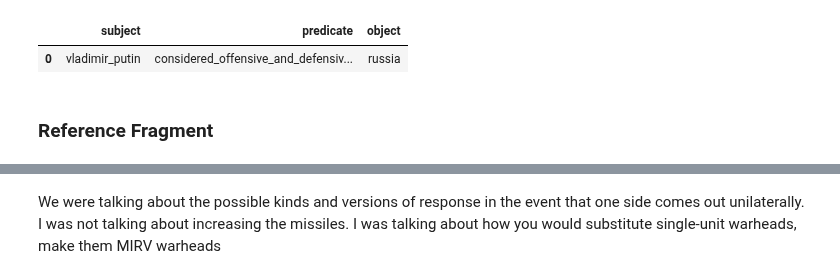
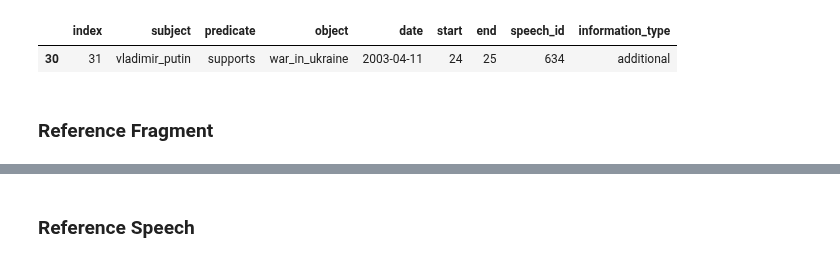
Before and after one commit to grzegorzZ1/masters_2025_nlp, a Jupyter notebook: app/database_utils/kg/4_kg_analysis.ipynb, the cells around one changed output, grey strips where cells are left out. Drawn from its saved outputs; the diff is of its cells as text; code cells hidden in the pictures.

```diff
--- a/app/database_utils/kg/4_kg_analysis.ipynb
+++ b/app/database_utils/kg/4_kg_analysis.ipynb
@@ -90,14 +90,14 @@ def get_df_from_query_result(query_res):
         "speech_id": [],
     }
     for row in query_res:
-        fragment_start = row.start
-        fragment_end = row.end
-        speech_id = row.speech_id
+        fragment_start = row["start"].value
+        fragment_end = row["end"].value
+        speech_id = row["speech_id"].value
 
-        triplets_resp["subject"].append(row.s.split('/')[-1])
-        triplets_resp["predicate"].append(row.p.split('/')[-1])
-        triplets_resp["object"].append(row.o.split('/')[-1])
-        triplets_resp["date"].append(str(row.date.value))
+        triplets_resp["subject"].append(row["s"].value.split('/')[-1])
+        triplets_resp["predicate"].append(row["p"].value.split('/')[-1])
+        triplets_resp["object"].append(row["o"].value.split('/')[-1])
+        triplets_resp["date"].append(str(row["date"].value))
         triplets_resp["start"].append(fragment_start)
         triplets_resp["end"].append(fragment_end)
         triplets_resp["speech_id"].append(speech_id)
@@ -267,32 +267,32 @@ def find_additional_related_triplets(graph, question, score_threshold=0.5, top_e
                     filtering_criteria=filtering_criteria.format(val=ent),
                 )
             )
-            print(f"Found {len(query_res)} triplets for entity: {ent}")
+            # print(f"Found {len(query_res)} triplets for entity: {ent}")
         except Exception as e:
             continue
 
         for row in query_res:
-            fragment_start = row["start"]
-            fragment_end = row["end"]
-            speech_id = row["speech_id"]
+            fragment_start = row["start"].value
+            fragment_end = row["end"].value
+            speech_id = row["speech_id"].value
 
-            triplet_id = row["triplet_id"]
+            triplet_id = row["triplet_id"].value
 
-            triplets_resp["subject"].append(row.s.split('/')[-1])
-            triplets_resp["predicate"].append(row.p.split('/')[-1])
-            triplets_resp["object"].append(row.o.split('/')[-1])
-            triplets_resp["date"].append(str(row.date.value))
+            triplets_resp["subject"].append(row["s"].value.split('/')[-1])
+            triplets_resp["predicate"].append(row["p"].value.split('/')[-1])
+            triplets_resp["object"].append(row["o"].value.split('/')[-1])
+            triplets_resp["date"].append(str(row["date"].value))
             triplets_resp["start"].append(fragment_start)
             triplets_resp["end"].append(fragment_end)
             triplets_resp["speech_id"].append(speech_id)
-            triplets_resp["triplet_id"].append(triplet_id)
+            triplets_resp["triplet_id"].append(int(triplet_id))
 
     triplets_df = pd.DataFrame(triplets_resp)
-
     final_res = {
         "score": [],
         "triplet_id": [],
     }
+
     response = es_client.search(
         index=TRIPLETS_INDEX_NAME,
         size=1000,
@@ -373,12 +373,12 @@ def get_fragment(triplets_resp, idx):
     row = triplets_resp[triplets_resp["index"] == idx].iloc[0]
     start = int(row.start)
     end = int(row.end) + 1
-    speech_id = row.speech_id
+    speech_id = str(int(row.speech_id) - 1)
     return ".".join(es_client.search(index=INDEX_NAME, query={"match": {"_id": speech_id}}, size=100)["hits"]["hits"][0]["_source"]["text"].split(".")[start:end])
 
 def get_speech(triplets_resp, idx):
     row = triplets_resp[triplets_resp["index"] == idx].iloc[0]
-    speech_id = row.speech_id - 1
+    speech_id = str(int(row.speech_id) - 1)
 
     return es_client.search(index=INDEX_NAME, query={"match": {"_id": speech_id}}, size=100)["hits"]["hits"][0]["_source"]["text"]
 # %%
@@ -435,14 +440,14 @@ display(Markdown(res))
 # %%
-REFERENCE_NUM = 13
+REFERENCE_NUM = 31
 
-display(final_triplets[final_triplets["index"] == REFERENCE_NUM][["subject", "predicate", "object"]].reset_index(drop=True))
+display(final_triplets[final_triplets["index"] == REFERENCE_NUM])#[["subject", "predicate", "object"]].reset_index(drop=True))
 
 display(Markdown("### Reference Fragment"))
 display(Markdown(get_fragment(final_triplets, REFERENCE_NUM)))
 
 display(Markdown("### Reference Speech"))
 display(Markdown(get_speech(final_triplets, REFERENCE_NUM)))
 # %% [output]
-|  | subject | predicate | object |
-| 0 | vladimir_putin | considered_offensive_and_defensiv... | russia |
+|  | index | subject | predicate | object | date | start | end | speech_id | information_type |
+| 30 | 31 | vladimir_putin | supports | war_in_ukraine | 2003-04-11 | 24 | 25 | 634 | additional |
 ### Reference Fragment
@@ -449 +455 @@ display(Markdown(get_speech(final_triplets, REFERENCE_NUM)))
- We were talking about the possible kinds and versions of response in the event that one side comes out unilaterally. I was not talking about increasing the missiles. I was talking about how you would substitute single-unit warheads, make them MIRV warheads
+### Reference Speech
```
Also changed, not shown: parts of 3 cells of this notebook.
